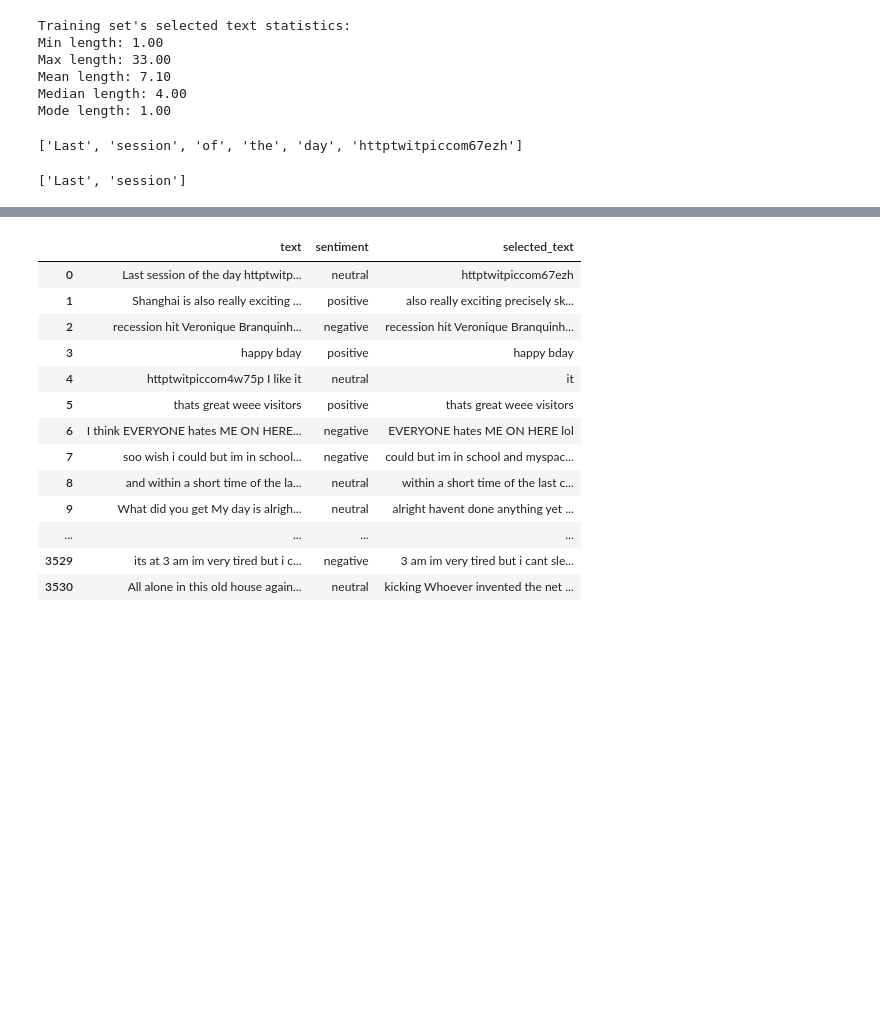
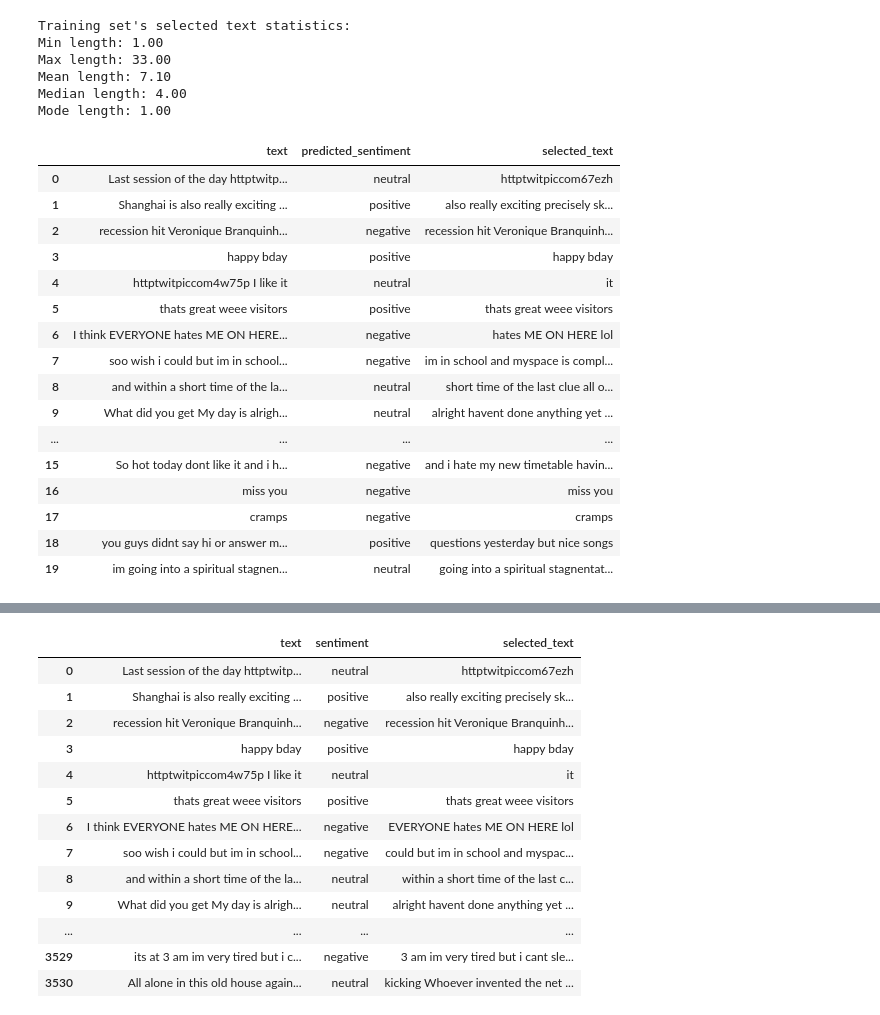
Before and after one commit to alexkapele/tweet_sentiment, a Jupyter notebook: sentiment_analysis.ipynb, the cells around one changed output, grey strips where cells are left out. Cells and saved outputs as stored; diff of their text form; code cells hidden in the pictures; blank space fills up the shorter version.

```diff
--- a/sentiment_analysis.ipynb
+++ b/sentiment_analysis.ipynb
@@ -663,45 +687,8 @@ Max length: 33.00
 Mean length: 7.10
 Median length: 4.00
 Mode length: 1.00
-# %%
-words_test = test_text_norm[0].split()
-words_test
-# %% [output]
-['Last', 'session', 'of', 'the', 'day', 'httptwitpiccom67ezh']
-# %%
-words_test[0:2+0]
-# %% [output]
-['Last', 'session']
-# %%
-max_selected_length = 3
-
-correct_pred = le.transform([pred[0]])[0]
-
-phrases = []
-phrases_lengths = []
-phrase_correct_prob = []
-
-for i in range(len(words_test)):
-    for j in range(i+1,min(max_selected_length+i+1,len(words_test)+1)):
-        phrase = [words_test[i],*words_test[i+1:j]]
-        phrase_length = len(phrase)
-        phrase = ' '.join(phrase)
-
-        phrases.append(phrase)
-        phrases_lengths.append(phrase_length)
-
-        phrase_bow = count_vector.transform([phrase])
-
-        _,_, probs_all = ensemble_model(selected_models, model_accuracies, phrase_bow, le, baseline=None)
-        phrase_correct_prob.append(probs_all[0][correct_pred])
-
-probs_rank = pd.DataFrame(phrase_correct_prob,phrases).rename(columns={0:'probs'})
-probs_rank['length'] = phrases_lengths
-selected_text = probs_rank[probs_rank.probs==max(probs_rank.probs)]
-selected_text = selected_text[selected_text.length==max(selected_text.length)]
-selected_text = selected_text.index.values[int(len(selected_text)/2)]
 # %%
-def find_sentiment_phrase(data, sentiment, selected_models, model_accuracies, label_encoder, CountVectorizer, max_phrase_len=10):
+def find_sentiment_phrase(data, sentiment, selected_models, model_accuracies, label_encoder, CountVectorizer, baseline=None, max_phrase_len=10, preferred_len='Min'):
 
     #Empty array to store selected phrase from each file in data
     selected_phrases = []
@@ -729,19 +716,23 @@ def find_sentiment_phrase(data, sentiment, selected_models, model_accuracies, la
 
             #Convert phrase to bag of words
             phrase_bow = CountVectorizer.transform([phrase])
+            phrase_bow_df = pd.DataFrame(phrase_bow.toarray(), columns = CountVectorizer.get_feature_names())
 
             #Run ensemble model on selected phrase only and store probabilites
-            _,_, phrase_probs = ensemble_model(selected_models, model_accuracies, phrase_bow, label_encoder, baseline=None)
+            _,_, phrase_probs = ensemble_model(phrase_bow_df, selected_models, model_accuracies, label_encoder, baseline=baseline)
 
             #Only keep probability of same sentiment as the sentiment of the entire text and append to list of probabilities for all phrases
             phrases_prob.append(phrase_probs[0][sentiment_i])
 
         #Find phrase with highest probability of being classified as the sentiment as the overall text.
-        #In case of a tie, pick longest phrase and then phrase that is as in the middle of the text as possible.
+        #In case of a tie, pick longest or shortest phrase (depending on input) and then phrase that is as in the middle of the text as possible.
         probs_rank = pd.DataFrame(phrases_prob,phrases).rename(columns={0:'probs'})
         probs_rank['length'] = phrases_lengths
         selected_phrase = probs_rank[probs_rank.probs==max(probs_rank.probs)]
-        selected_phrase = selected_phrase[selected_phrase.length==max(selected_phrase.length)]
+        if preferred_len == 'Min':
+            selected_phrase = selected_phrase[selected_phrase.length==min(selected_phrase.length)]
+        else:
+            selected_phrase = selected_phrase[selected_phrase.length==max(selected_phrase.length)]
         selected_phrase = selected_phrase.index.values[int(len(selected_phrase)/2)]
 
         selected_phrases.append(selected_phrase) #add to list of selected phrases
@@ -751,3 +742,25 @@ def find_sentiment_phrase(data, sentiment, selected_models, model_accuracies, la
     output['selected_text'] = selected_phrases
 
     return output
+# %%
+predictions_test = find_sentiment_phrase(test_text_norm[:20], pred[:20], selected_models, model_accuracies, le, count_vector, baseline_model, max_phrase_len=10, preferred_len='Min')
+# %%
+predictions_test
+# %% [output]
+|  | text | predicted_sentiment | selected_text |
+| 0 | Last session of the day httptwitp... | neutral | httptwitpiccom67ezh |
+| 1 | Shanghai is also really exciting ... | positive | also really exciting precisely sk... |
+| 2 | recession hit Veronique Branquinh... | negative | recession hit Veronique Branquinh... |
+| 3 | happy bday | positive | happy bday |
+| 4 | httptwitpiccom4w75p I like it | neutral | it |
+| 5 | thats great weee visitors | positive | thats great weee visitors |
+| 6 | I think EVERYONE hates ME ON HERE... | negative | hates ME ON HERE lol |
+| 7 | soo wish i could but im in school... | negative | im in school and myspace is compl... |
+| 8 | and within a short time of the la... | neutral | short time of the last clue all o... |
+| 9 | What did you get My day is alrigh... | neutral | alright havent done anything yet ... |
+| ... | ... | ... | ... |
+| 15 | So hot today dont like it and i h... | negative | and i hate my new timetable havin... |
+| 16 | miss you | negative | miss you |
+| 17 | cramps | negative | cramps |
+| 18 | you guys didnt say hi or answer m... | positive | questions yesterday but nice songs |
+| 19 | im going into a spiritual stagnen... | neutral | going into a spiritual stagnentat... |
```
Also changed, not shown: parts of 12 cells of this notebook.
